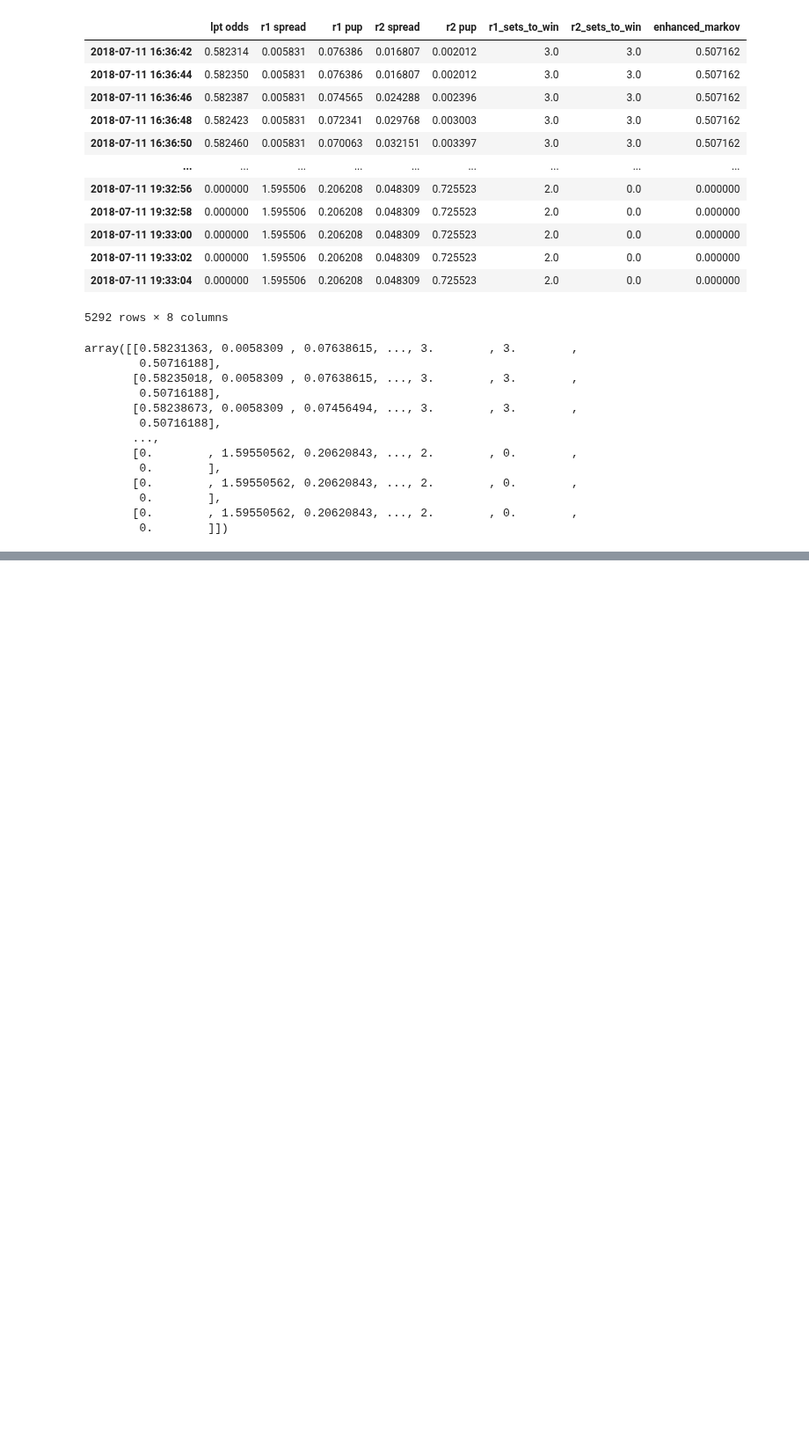
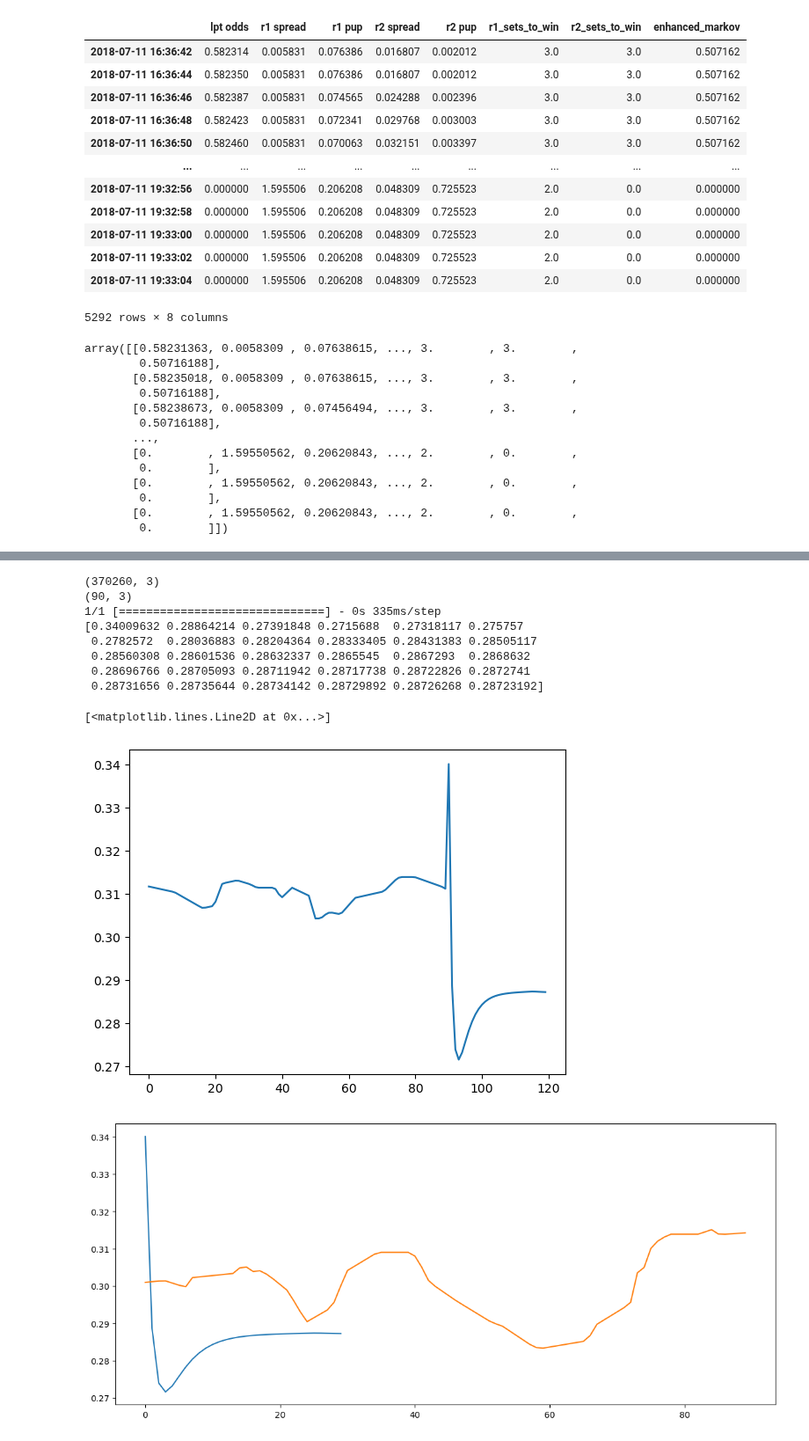
Before and after one commit to dyce135/Algorithmic_Tennis_Betting, a Jupyter notebook: model_benchmark.ipynb, the cells around one changed output, grey strips where cells are left out. Shown at 88% size. Drawn from its saved outputs; the diff is of its cells as text; code cells hidden in the pictures; blank space fills up the shorter version.

Commit message:
- new model

```diff
--- a/model_benchmark.ipynb
+++ b/model_benchmark.ipynb
@@ -55,11 +76,23 @@ model.summary()
 # %%
-test_x, test_y = seq2seq_model.truncate_data(train, 270, 90, features=range(1))
-yhat = seq2seq_model.make_forecast(model, test_x, features=range(8))
+test_x, test_y = seq2seq_model.truncate_data(train, 90, 30, features=range(1))
+yhat = seq2seq_model.make_forecast(model, test_x, n_steps=3, n_length=30)
 print(yhat[:, 0])
 plt.figure(figsize=(14,6))
 plt.plot(yhat[:, 0])
-plt.plot(test_x[-1, :, 5])
+plt.plot(test_x[-1, :, 0])
 # y = np.concatenate((test_x[-1, :, 0], yhat[:, 0])
+# %% [output]
+(370260, 3)
+(90, 3)
+1/1 [==============================] - 0s 335ms/step
+[0.34009632 0.28864214 0.27391848 0.2715688  0.27318117 0.275757
+ 0.2782572  0.28036883 0.28204364 0.28333405 0.28431383 0.28505117
+ 0.28560308 0.28601536 0.28632337 0.2865545  0.2867293  0.2868632
+ 0.28696766 0.28705093 0.28711942 0.28717738 0.28722826 0.2872741
+ 0.28731656 0.28735644 0.28734142 0.28729892 0.28726268 0.28723192]
+[<matplotlib.lines.Line2D at 0x...>]
+[figure, added]
+[figure, added]
 # %%
 print(predictions.shape)
 print(test_out.shape)
```
Also changed, not shown: parts of 5 cells of this notebook, 7 other files.
